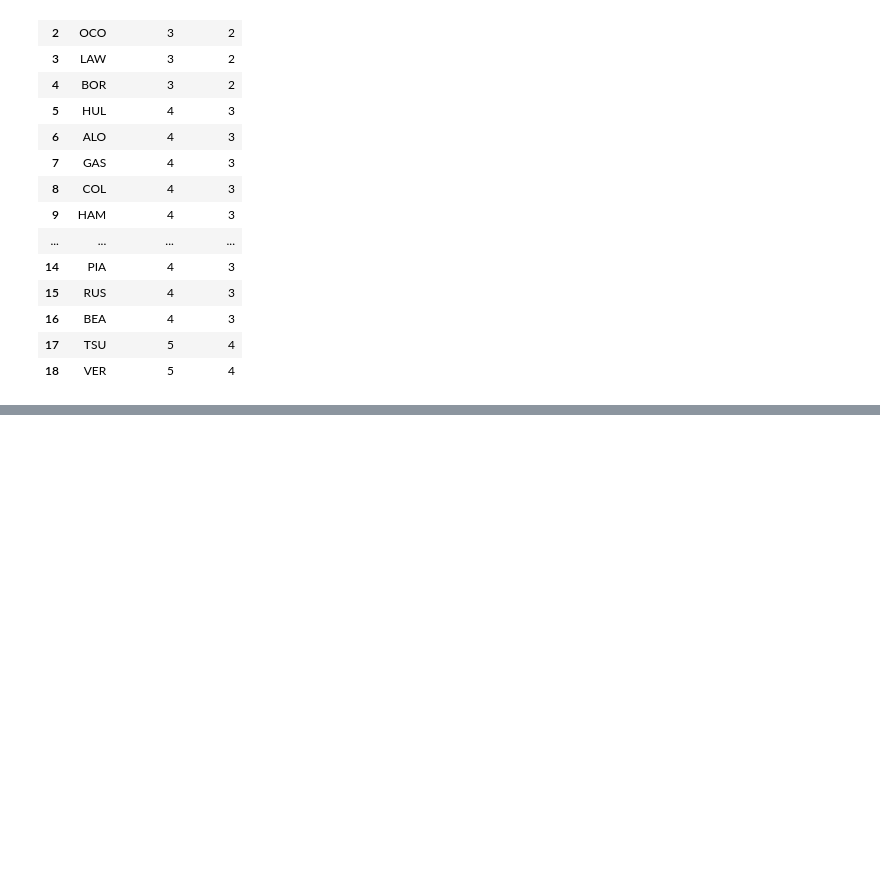
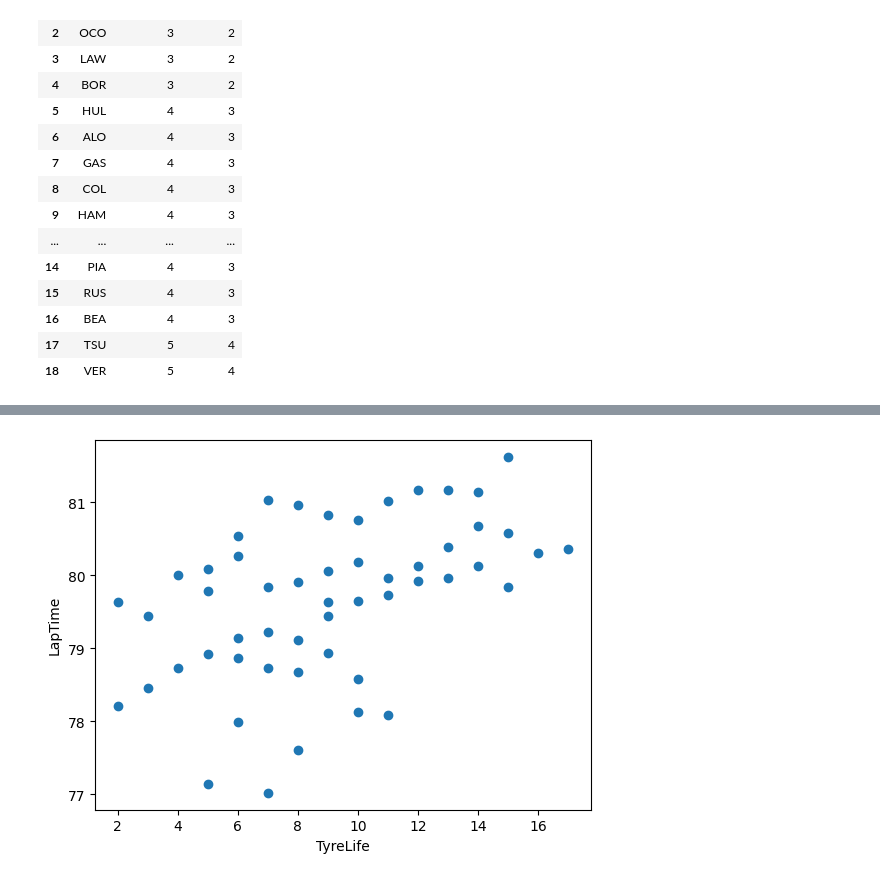
Before and after one commit to Mohandas-KJ/Slipstream-F1, a Jupyter notebook: 2026_Barcelona_GP/notebooks/04_tyre_and_stint_analysis.ipynb, the cells around one changed output, grey strips where cells are left out. Drawn from its saved outputs; the diff is of its cells as text; code cells hidden in the pictures; blank space fills up the shorter version.

```diff
--- a/2026_Barcelona_GP/notebooks/04_tyre_and_stint_analysis.ipynb
+++ b/2026_Barcelona_GP/notebooks/04_tyre_and_stint_analysis.ipynb
@@ -114,0 +141,11 @@ grid_stint
+# %%
+# Measure tyre degradation!
+import matplotlib.pyplot as plt
+ver_clean = ver.pick_quicklaps()
+
+plt.scatter(ver_clean["TyreLife"],ver_clean["LapTime"].dt.total_seconds())
+plt.xlabel("TyreLife")
+plt.ylabel("LapTime")
+plt.show()
+# %% [output]
+[figure, added]
```
Also changed, not shown: parts of 2 cells of this notebook, 1 other file.
